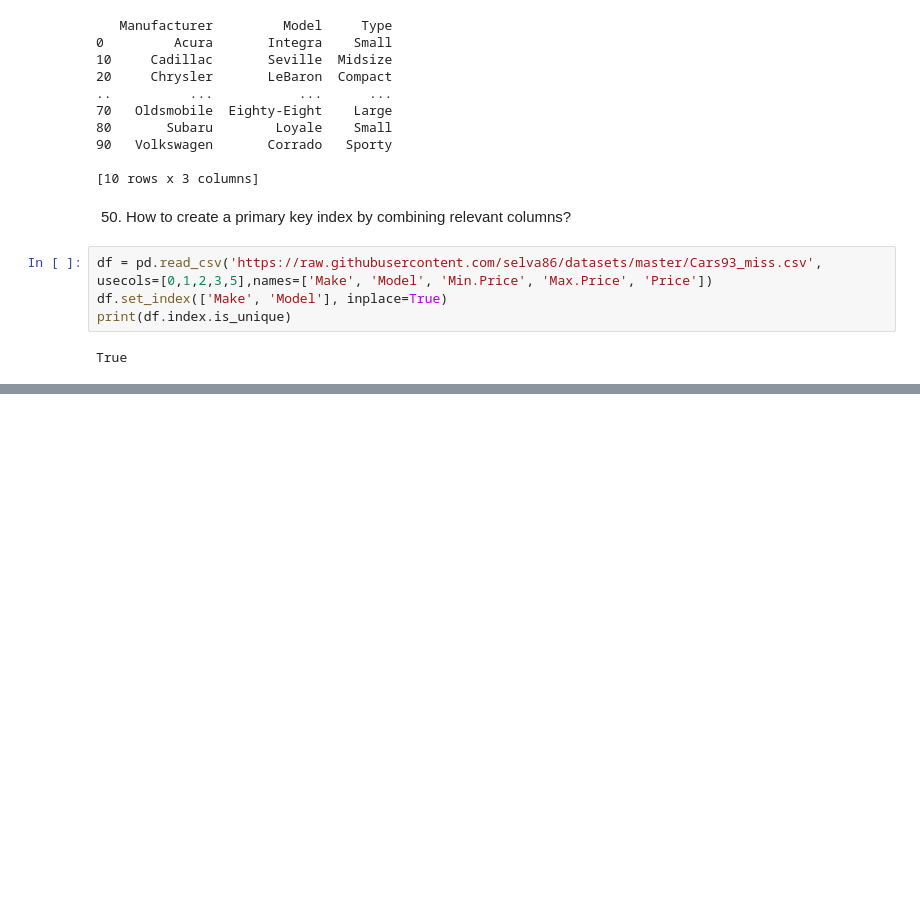
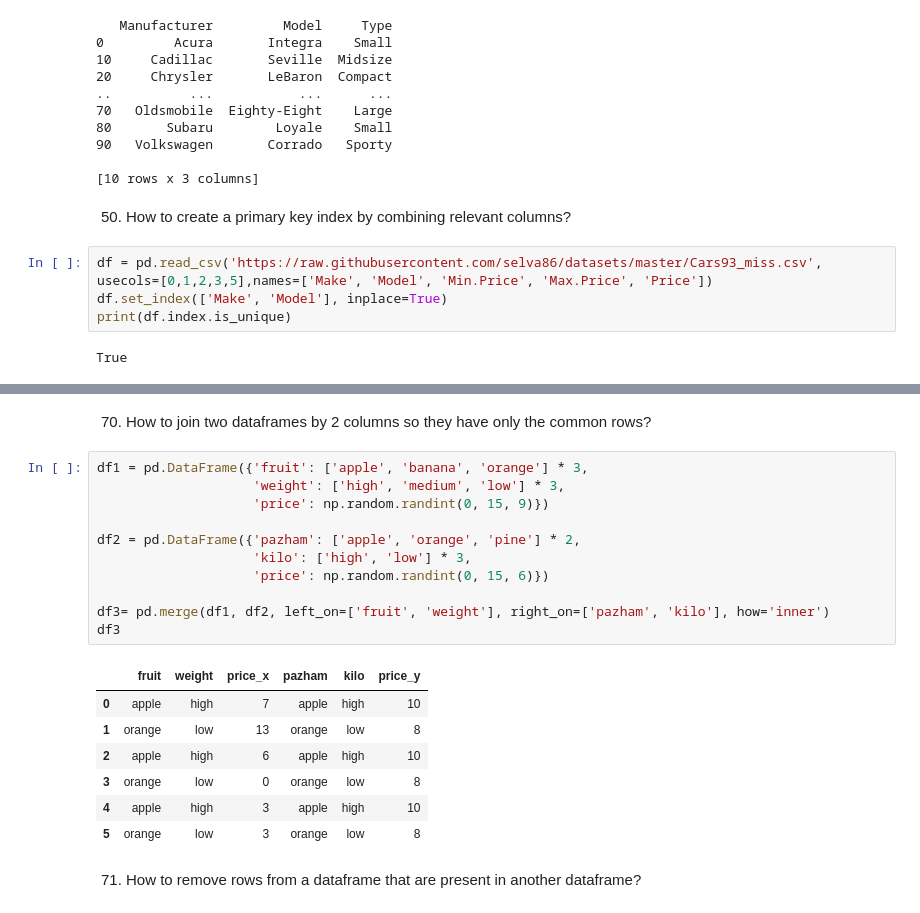
Before and after one commit to itskvhere/Task1, a Jupyter notebook: Pandasex/Pandasex.ipynb, the cells around one changed output, grey strips where cells are left out. Drawn from its saved outputs; the diff is of its cells as text; blank space fills up the shorter version.

```diff
--- a/Pandasex/Pandasex.ipynb
+++ b/Pandasex/Pandasex.ipynb
@@ -696,0 +979,23 @@ True
+# %% [markdown]
+70. How to join two dataframes by 2 columns so they have only the common rows?
+# %%
+df1 = pd.DataFrame({'fruit': ['apple', 'banana', 'orange'] * 3,
+                    'weight': ['high', 'medium', 'low'] * 3,
+                    'price': np.random.randint(0, 15, 9)})
+
+df2 = pd.DataFrame({'pazham': ['apple', 'orange', 'pine'] * 2,
+                    'kilo': ['high', 'low'] * 3,
+                    'price': np.random.randint(0, 15, 6)})
+
+df3= pd.merge(df1, df2, left_on=['fruit', 'weight'], right_on=['pazham', 'kilo'], how='inner')
+df3
+# %% [output]
+|  | fruit | weight | price_x | pazham | kilo | price_y |
+| 0 | apple | high | 7 | apple | high | 10 |
+| 1 | orange | low | 13 | orange | low | 8 |
+| 2 | apple | high | 6 | apple | high | 10 |
+| 3 | orange | low | 0 | orange | low | 8 |
+| 4 | apple | high | 3 | apple | high | 10 |
+| 5 | orange | low | 3 | orange | low | 8 |
+# %% [markdown]
+71. How to remove rows from a dataframe that are present in another dataframe?
```
Also changed, not shown: parts of 47 cells of this notebook.
